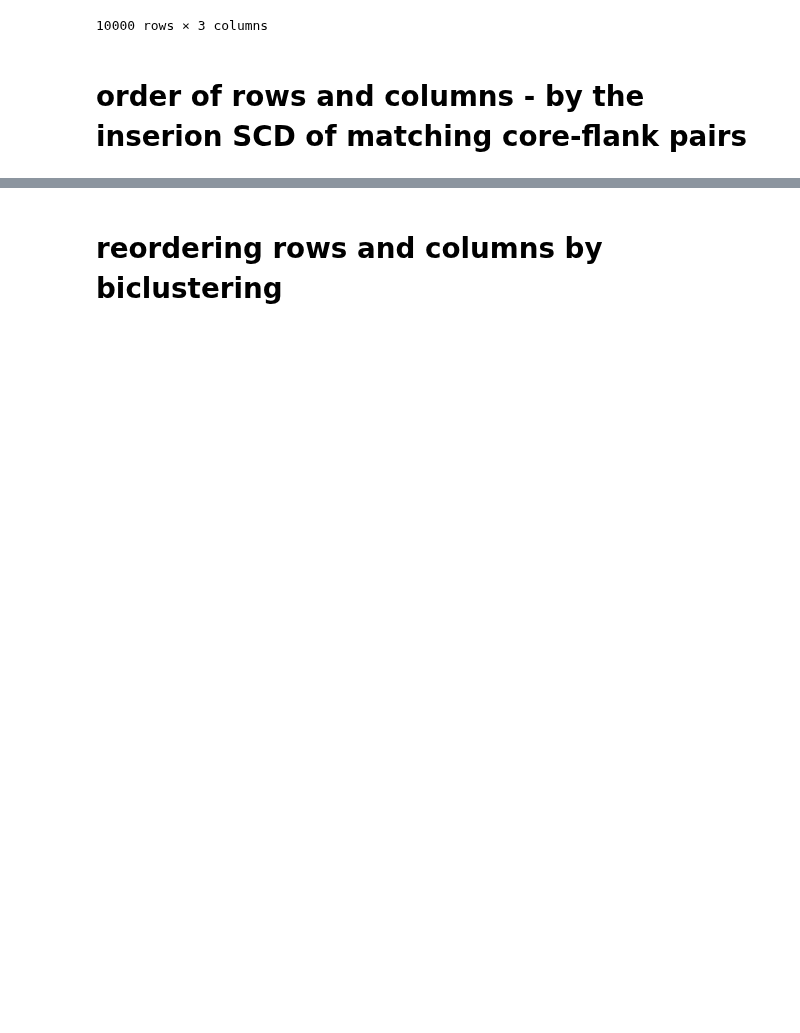
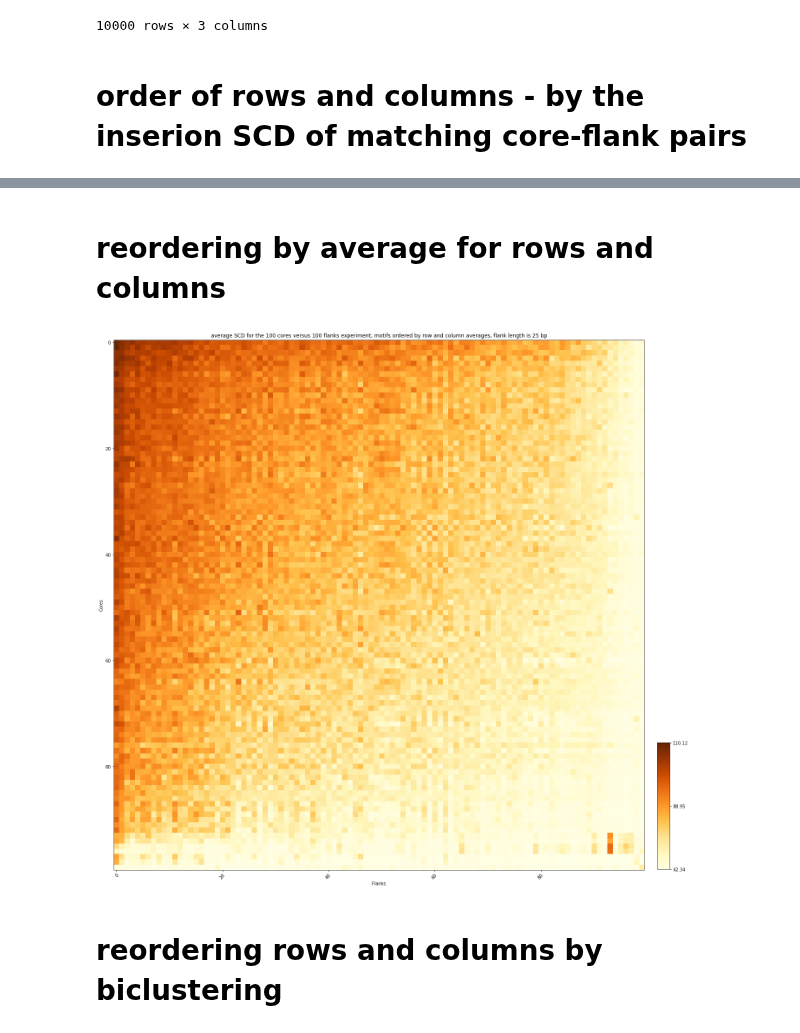
Before and after one commit to Fudenberg-Research-Group/akita_utils, a Jupyter notebook: bin/insert_virtual_fixed_core/100vs100strong_analysis.ipynb, the cells around one changed output, grey strips where cells are left out. Cells and saved outputs as stored; diff of their text form; code cells hidden in the pictures; blank space fills up the shorter version.

```diff
--- a/bin/insert_virtual_fixed_core/100vs100strong_analysis.ipynb
+++ b/bin/insert_virtual_fixed_core/100vs100strong_analysis.ipynb
@@ -150,0 +173,2 @@ plt.show()
+# %% [markdown]
+# reordering by average for rows and columns
@@ -151,3 +185,44 @@ plt.show()
+# %%
+averaged_for_columns = averaged_for_columns.sort_values(by="SCD_average", ascending=False)
+# %%
+order_by_avecolumns = list(averaged_for_columns.flank_motif_id.unique())
+# %%
+summary_matrix = np.zeros((100, 100))
+# %%
+counter_row = 0
+
+for core_id in order_by_averows:
+    counter_column = 0
+    for flank_id in order_by_avecolumns:
+        summary_matrix[counter_row, counter_column] += df_grouped[(df_grouped["core_motif_id"] == core_id) & (df_grouped["flank_motif_id"] == flank_id)]["SCD_average"].values
+        counter_column += 1
+    counter_row += 1
+# %%
+fig, ax = plt.subplots()
+im = ax.imshow(summary_matrix, cmap="YlOrBr")
+
+fig.set_figheight(22.5)
+fig.set_figwidth(23)
+
+ax.set_ylabel('Cores')
+ax.set_xlabel('Flanks')
+
+plt.setp(ax.get_xticklabels(), rotation=45, ha="right",
+         rotation_mode="anchor")
+
+ax.set_title("average SCD for the 100 cores versus 100 flanks experiment; motifs ordered by row and column averages, flank length is 25 bp")
+
+cax = plt.axes([0.90, 0.126, 0.0175, 0.18])
+cbar = plt.colorbar(plt.cm.ScalarMappable(cmap="YlOrBr"), cax=cax, ticks=[0, 0.5, 1])
+
+cbar.ax.set_yticklabels([str(round(np.min(summary_matrix),2)),
+                         str(round((np.max(summary_matrix) - np.min(summary_matrix)/2),2)),
+                         str(round(np.max(summary_matrix),2))])
+
+# plt.savefig("100vs100strong_sorted_matplot.png")
+plt.show()
+# %% [output]
+[figure, added]
 # %% [markdown]
 # reordering rows and columns by biclustering
 # %%
```
Also changed, not shown: parts of 21 cells of this notebook.
